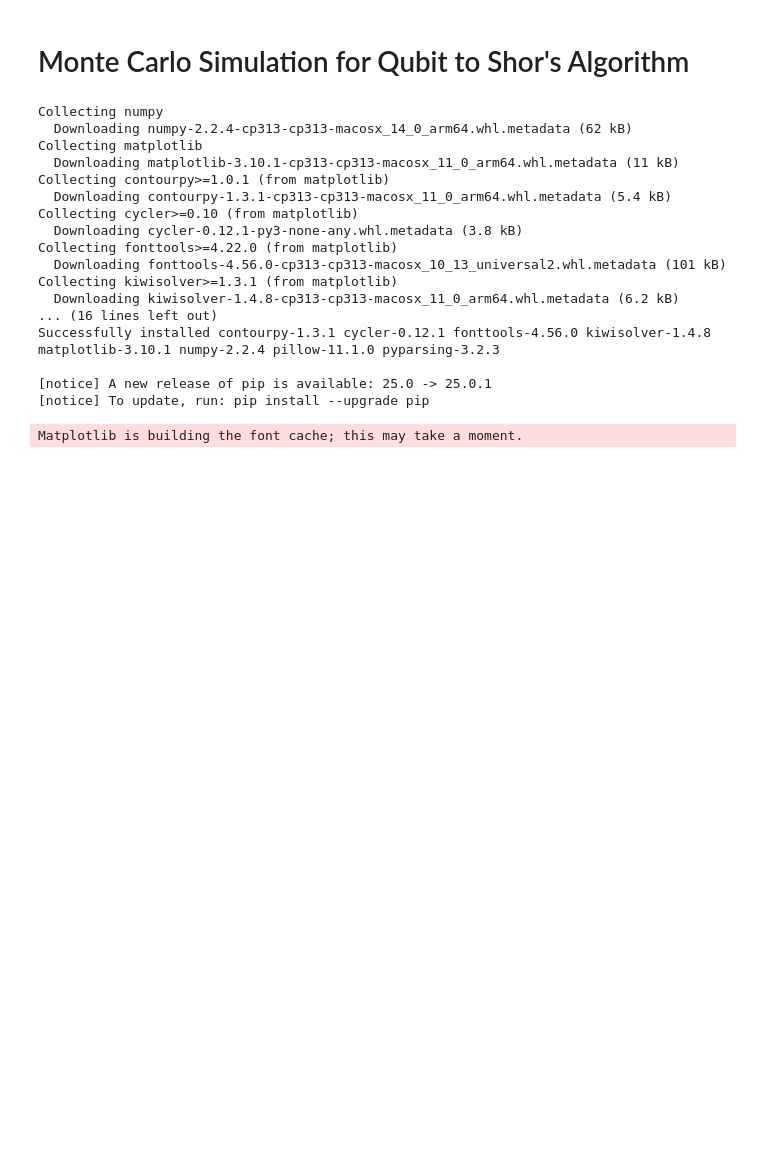
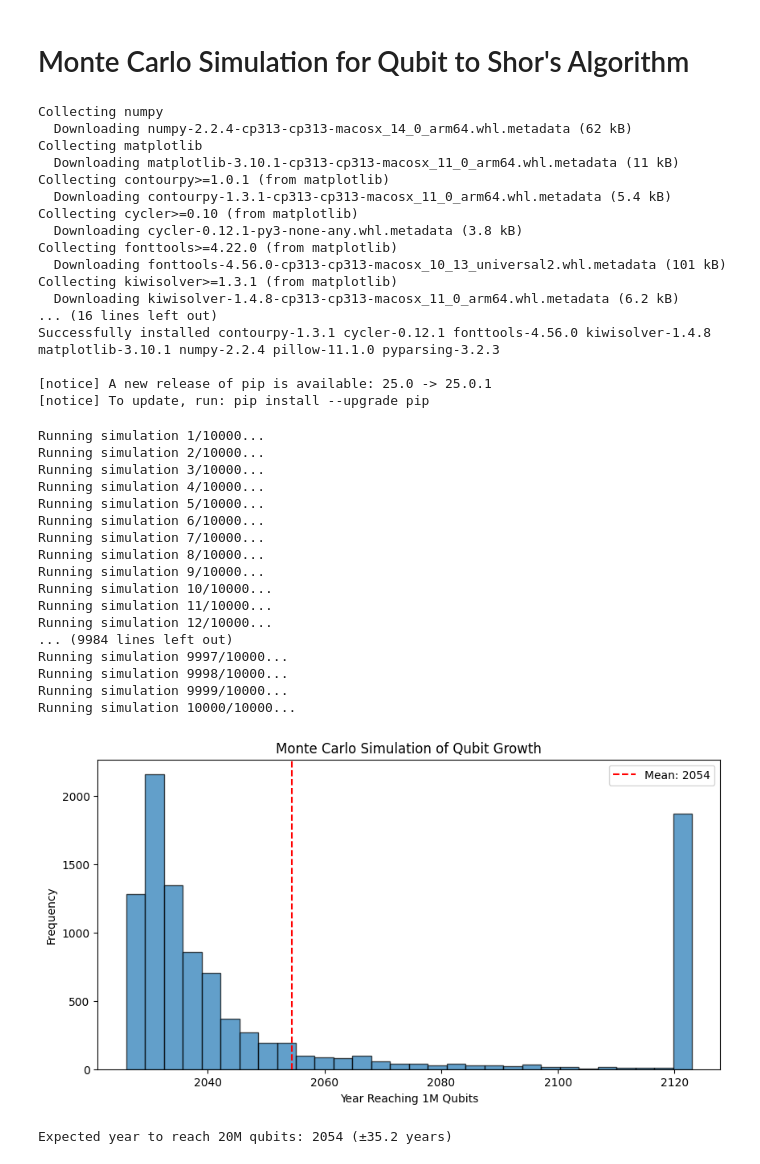
Before and after one commit to KengoKato02/qubit_monte_carlo_simulation, a Jupyter notebook: notebooks/monte_carlo.ipynb, the cells around one changed output. Cells and saved outputs as stored; diff of their text form; code cells hidden in the pictures; blank space fills up the shorter version.

Commit message:
100 years ca result

```diff
--- a/notebooks/monte_carlo.ipynb
+++ b/notebooks/monte_carlo.ipynb
@@ -23,43 +23,59 @@ Successfully installed contourpy-1.3.1 cycler-0.12.1 fonttools-4.56.0 kiwisolver
 # %%
 import numpy as np
 import matplotlib.pyplot as plt
 
-# Given qubit data (Our World in Data)
 years = np.array([2016, 2017, 2018, 2019, 2020, 2021, 2022, 2023])
 qubits = np.array([5, 49, 72, 72, 76, 127, 433, 1180])
 
-# Estimate exponential growth rate (log transform)
-r_estimates = np.log(qubits[1:] / qubits[:-1])  # Growth rates per year
-r_mean, r_std = np.mean(r_estimates), np.std(r_estimates)  # Mean & std of growth rate
+r_estimates = np.log(qubits[1:] / qubits[:-1])
+r_mean, r_std = np.mean(r_estimates), np.std(r_estimates)
 
-# Monte Carlo Parameters
-n_simulations = 10000  # Number of simulations
-target_qubits = 1_000_000  # When do we hit 1 million?
-start_year = years[-1]  # Start simulating from last known year (2023)
+n_simulations = 10000
+target_qubits = 20_000_000
+start_year = years[-1]
+max_years = 100
 
-# Run Monte Carlo Simulation
 predicted_years = []
+
 for _ in range(n_simulations):
-    r_sim = np.random.normal(r_mean, r_std)  # Sample growth rate with randomness
+    print(f"Running simulation {_+1}/{n_simulations}...")
+    r_sim = np.random.normal(r_mean, r_std)
     qubits_sim = qubits[-1]
     year = start_year
 
-    while qubits_sim < target_qubits:
-        qubits_sim *= np.exp(r_sim)  # Apply growth
+    while qubits_sim < target_qubits and (year - start_year) < max_years:
+        qubits_sim *= np.exp(r_sim)
         year += 1
 
     predicted_years.append(year)
 
-# Plot Results
+plt.figure(figsize=(10,5))
 plt.hist(predicted_years, bins=30, edgecolor='black', alpha=0.7)
 plt.axvline(np.mean(predicted_years), color='red', linestyle='dashed', label=f"Mean: {np.mean(predicted_years):.0f}")
 plt.xlabel("Year Reaching 1M Qubits")
 plt.ylabel("Frequency")
 plt.title("Monte Carlo Simulation of Qubit Growth")
 plt.legend()
 plt.show()
 
-# Print Summary
-print(f"Expected year to reach 1M qubits: {np.mean(predicted_years):.0f} (±{np.std(predicted_years):.1f} years)")
+print(f"Expected year to reach 20M qubits: {np.mean(predicted_years):.0f} (±{np.std(predicted_years):.1f} years)")
 # %% [output]
-Matplotlib is building the font cache; this may take a moment.
+Running simulation 1/10000...
+Running simulation 2/10000...
+Running simulation 3/10000...
+Running simulation 4/10000...
+Running simulation 5/10000...
+Running simulation 6/10000...
+Running simulation 7/10000...
+Running simulation 8/10000...
+Running simulation 9/10000...
+Running simulation 10/10000...
+Running simulation 11/10000...
+Running simulation 12/10000...
+... (9984 lines left out)
+Running simulation 9997/10000...
+Running simulation 9998/10000...
+Running simulation 9999/10000...
+Running simulation 10000/10000...
+[figure, added]
+Expected year to reach 20M qubits: 2054 (±35.2 years)
```
